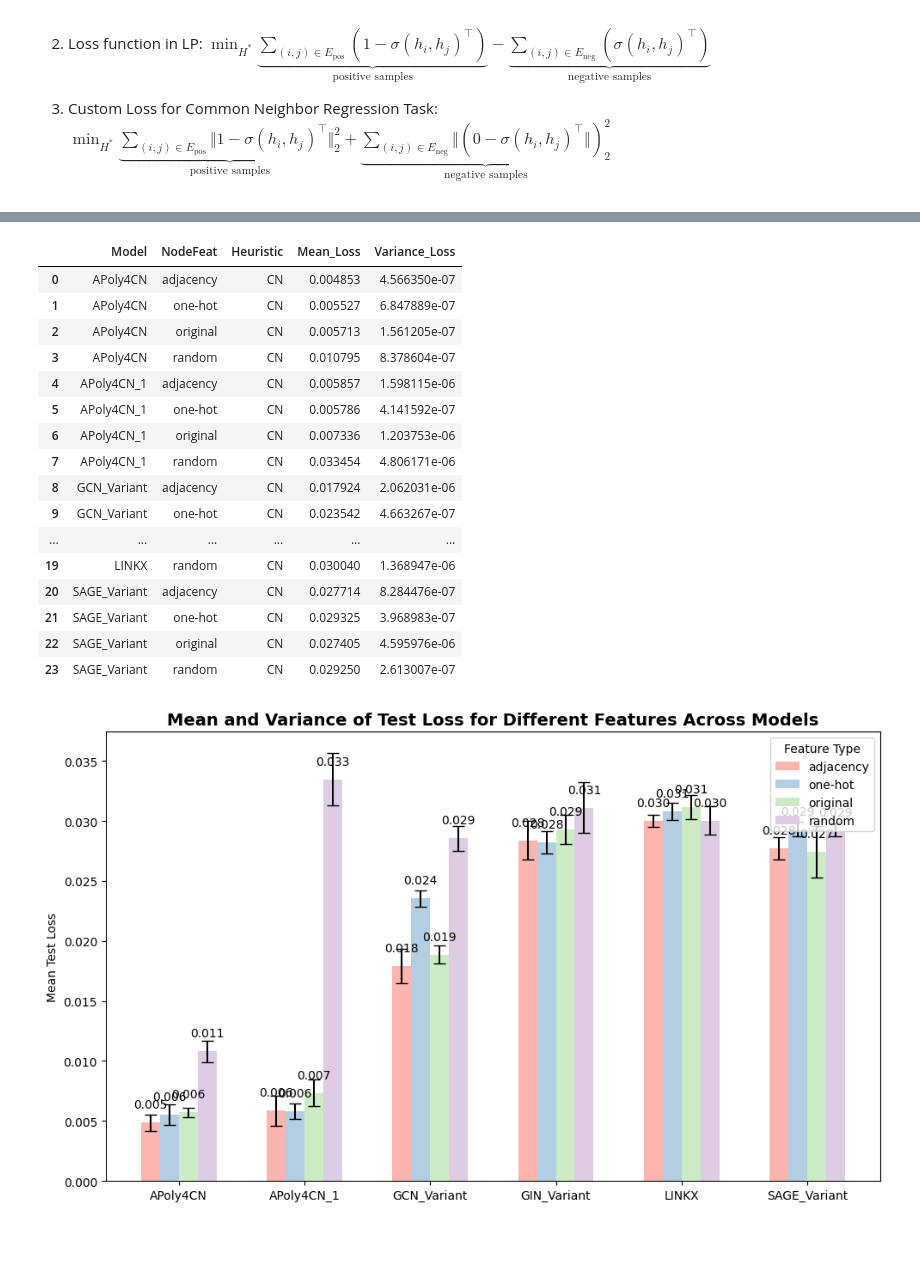
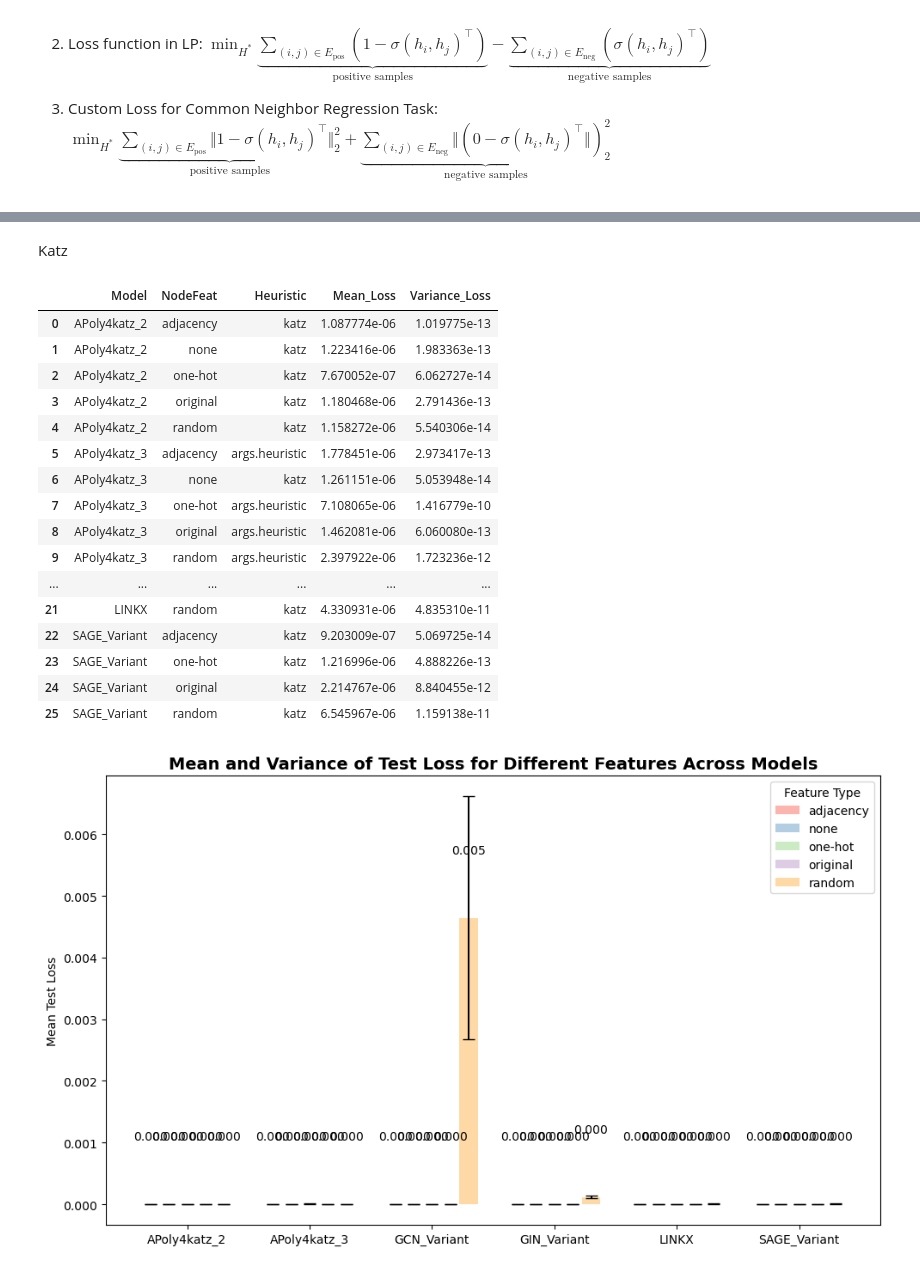
Before and after one commit to Wektor607/Universal-MP, a Jupyter notebook: exps/5_heuristic_adj.ipynb, the cells around one changed output, grey strips where cells are left out. Drawn from its saved outputs; the diff is of its cells as text; code cells hidden in the pictures; blank space fills up the shorter version.

Commit message:
Added comparison for PPR and katz

```diff
--- a/exps/5_heuristic_adj.ipynb
+++ b/exps/5_heuristic_adj.ipynb
@@ -13,3 +13,20 @@ This experiment aims to analyze the capacity of MPNNs to capture structural feat
 2. Loss function in LP: $\min_{H^*}  \underbrace{\sum_{(i,j) \in E_\text{pos}} \left(1 - \sigma(h_i, h_j)^\top \right)}_{\text{positive samples}} - \underbrace{\sum_{(i,j) \in E_{\text{neg}}} \left(\sigma(h_i, h_j)^\top \right)}_{\text{negative samples}}$
 
 3. Custom Loss for Common Neighbor Regression Task: $\min_{H^*}  \underbrace{\sum_{(i,j) \in E_\text{pos}} \Vert 1 - \sigma(h_i, h_j)^\top \Vert_2^2}_{\text{positive samples}} + \underbrace{\sum_{(i,j) \in E_{\text{neg}}} \Vert (0 - \sigma(h_i, h_j)^\top \Vert)_2^2}_{\text{negative samples}}$
+# %%
+import pandas as pd
+
+# Load the data
+file_path = '/Users/ruiruiwang/KIT/Universal-MP/results/gcn4cn_Cora.csv'
+data = pd.read_csv(file_path)
+
+# Calculate the mean and variance of 'Test_Loss' for rows with the same 'Model' and 'NodeFeat'
+merged_data = data.groupby(['Model', 'NodeFeat', 'Heuristic']).agg(
+    Mean_Loss=('Test_Loss', 'mean'),
+    Variance_Loss=('Test_Loss', 'var')
+).reset_index()
+
+# Display the processed data (or save it if needed)
+data = merged_data['Mean_Loss']
+errors = merged_data['Variance_Loss']
+merged_data
@@ -16,8 +97,10 @@ This experiment aims to analyze the capacity of MPNNs to capture structural feat
+# %% [markdown]
+Katz
 # %%
 import pandas as pd
 
 # Load the data
-file_path = '/hkfs/work/workspace/scratch/cc7738-subgraph_training/Universal-MP/results/gcn4cn_Cora_report.csv'
+file_path = './results/gcn4katz_Cora.csv'
 data = pd.read_csv(file_path)
 
 # Calculate the mean and variance of 'Test_Loss' for rows with the same 'Model' and 'NodeFeat'
@@ -32,22 +115,22 @@ errors = merged_data['Variance_Loss']
 merged_data
 # %% [output]
 |  | Model | NodeFeat | Heuristic | Mean_Loss | Variance_Loss |
-| 0 | APoly4CN | adjacency | CN | 0.004853 | 4.566350e-07 |
-| 1 | APoly4CN | one-hot | CN | 0.005527 | 6.847889e-07 |
-| 2 | APoly4CN | original | CN | 0.005713 | 1.561205e-07 |
-| 3 | APoly4CN | random | CN | 0.010795 | 8.378604e-07 |
-| 4 | APoly4CN_1 | adjacency | CN | 0.005857 | 1.598115e-06 |
-| 5 | APoly4CN_1 | one-hot | CN | 0.005786 | 4.141592e-07 |
-| 6 | APoly4CN_1 | original | CN | 0.007336 | 1.203753e-06 |
-| 7 | APoly4CN_1 | random | CN | 0.033454 | 4.806171e-06 |
-| 8 | GCN_Variant | adjacency | CN | 0.017924 | 2.062031e-06 |
-| 9 | GCN_Variant | one-hot | CN | 0.023542 | 4.663267e-07 |
+| 0 | APoly4katz_2 | adjacency | katz | 1.087774e-06 | 1.019775e-13 |
+| 1 | APoly4katz_2 | none | katz | 1.223416e-06 | 1.983363e-13 |
+| 2 | APoly4katz_2 | one-hot | katz | 7.670052e-07 | 6.062727e-14 |
+| 3 | APoly4katz_2 | original | katz | 1.180468e-06 | 2.791436e-13 |
+| 4 | APoly4katz_2 | random | katz | 1.158272e-06 | 5.540306e-14 |
+| 5 | APoly4katz_3 | adjacency | args.heuristic | 1.778451e-06 | 2.973417e-13 |
+| 6 | APoly4katz_3 | none | katz | 1.261151e-06 | 5.053948e-14 |
+| 7 | APoly4katz_3 | one-hot | args.heuristic | 7.108065e-06 | 1.416779e-10 |
+| 8 | APoly4katz_3 | original | args.heuristic | 1.462081e-06 | 6.060080e-13 |
+| 9 | APoly4katz_3 | random | args.heuristic | 2.397922e-06 | 1.723236e-12 |
 | ... | ... | ... | ... | ... | ... |
-| 19 | LINKX | random | CN | 0.030040 | 1.368947e-06 |
-| 20 | SAGE_Variant | adjacency | CN | 0.027714 | 8.284476e-07 |
-| 21 | SAGE_Variant | one-hot | CN | 0.029325 | 3.968983e-07 |
-| 22 | SAGE_Variant | original | CN | 0.027405 | 4.595976e-06 |
-| 23 | SAGE_Variant | random | CN | 0.029250 | 2.613007e-07 |
+| 21 | LINKX | random | katz | 4.330931e-06 | 4.835310e-11 |
+| 22 | SAGE_Variant | adjacency | katz | 9.203009e-07 | 5.069725e-14 |
+| 23 | SAGE_Variant | one-hot | katz | 1.216996e-06 | 4.888226e-13 |
+| 24 | SAGE_Variant | original | katz | 2.214767e-06 | 8.840455e-12 |
+| 25 | SAGE_Variant | random | katz | 6.545967e-06 | 1.159138e-11 |
 # %%
 import matplotlib.pyplot as plt
 import numpy as np
@@ -60,33 +143,37 @@ fig, ax = plt.subplots(figsize=(10, 6))
 x = np.arange(len(df["Model"].unique()))  # x-axis positions for each method
 width = 0.15  # Adjusted width for additional feature type
 
-colors = ['#fbb4ae', '#b3cde3', '#ccebc5', '#decbe4']  # Soft pastel shades
+colors = ['#fbb4ae', '#b3cde3', '#ccebc5', '#decbe4', '#fed9a6']  # Soft pastel shades
 
 # Extract unique features and methods for grouping
 unique_features = df["NodeFeat"].unique()
 methods = df["Model"].unique()
+
+complete_index = pd.MultiIndex.from_product([methods, unique_features], names=["Model", "NodeFeat"])
+df = df.set_index(["Model", "NodeFeat"]).reindex(complete_index, fill_value=0).reset_index()
 
 # Plot each feature's data for all models grouped by model type
 for i, feature in enumerate(unique_features):
     feature_data = df[df["NodeFeat"] == feature]
     values = feature_data["Mean_Loss"].values
     errors = np.sqrt(feature_data["Variance_Loss"].values)  # Standard deviation for error bars
 
     # Plot bar with error bars
     ax.bar(x + i * width, values, width, yerr=errors, label=feature, color=colors[i], capsize=5)
 
     # Adding data labels for mean values
     for j, val in enumerate(values):
         ax.text(x[j] + i * width, val + 0.001, f'{val:.3f}', ha='center', va='bottom')
 
 # Set labels and title
 ax.set_ylabel('Mean Test Loss')
 ax.set_title('Mean and Variance of Test Loss for Different Features Across Models', loc='center', fontsize=14, fontweight='bold')
 ax.set_xticks(x + width * (len(unique_features) - 1) / 2)
 ax.set_xticklabels(methods)
 ax.legend(loc='upper right', title="Feature Type")
 
+
 plt.tight_layout()
 plt.show()
 # %% [output]
-[figure, old version]
+[figure, new version]
```
Also changed, not shown: parts of 5 cells of this notebook, 4 other files.
